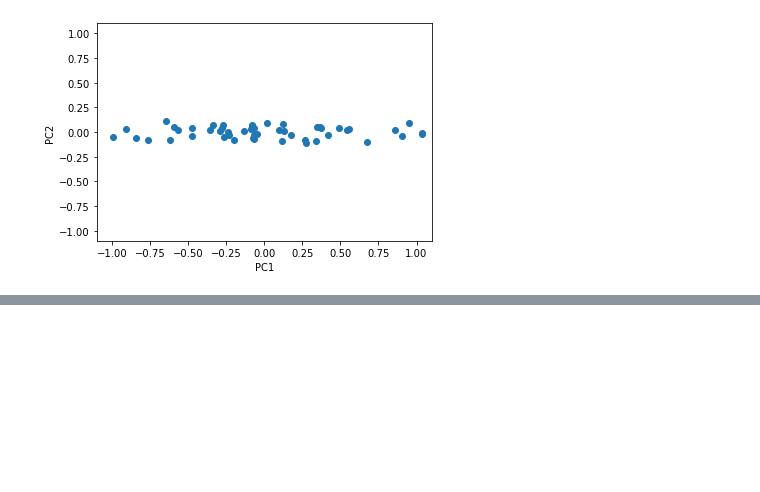
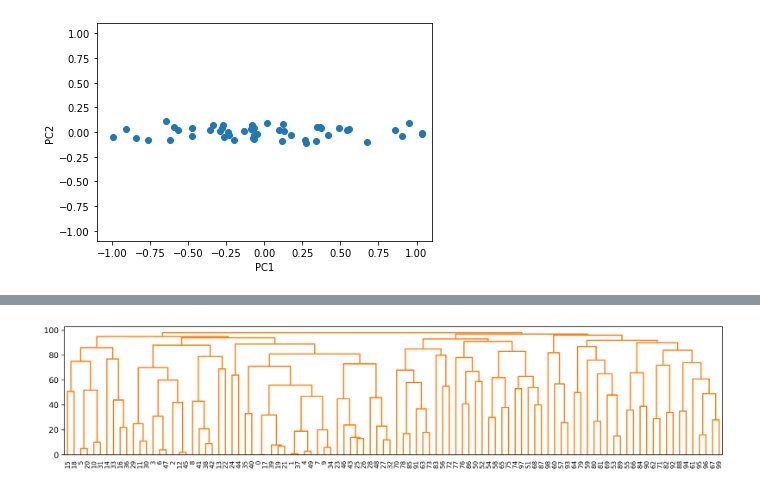
Before and after one commit to ryotaro-45123/python-data-analysis, a Jupyter notebook: scikit-learn.ipynb, the cells around one changed output, grey strips where cells are left out. Saved outputs shown, nothing was run; the diff lists cells and outputs as text; code cells hidden in the pictures; blank space fills up the shorter version.

```diff
--- a/scikit-learn.ipynb
+++ b/scikit-learn.ipynb
@@ -296,0 +435,12 @@ plt.show()
+# %%
+import numpy as np
+from scipy.cluster.hierarchy import dendrogram
+children = ac.children_
+distance = np.arange(children.shape[0])
+no_of_observations = np.arange(2, children.shape[0]+2)
+linkage_matrix = np.hstack((children, distance[:, np.newaxis], no_of_observations[:, np.newaxis])).astype(float)
+fig, ax = plt.subplots(figsize=(15, 3), dpi=300)
+dendrogram(linkage_matrix, labels=np.arange(100), leaf_font_size=8, color_threshold=np.inf)
+plt.show()
+# %% [output]
+[figure, added]
```
Also changed, not shown: parts of 15 cells of this notebook.
